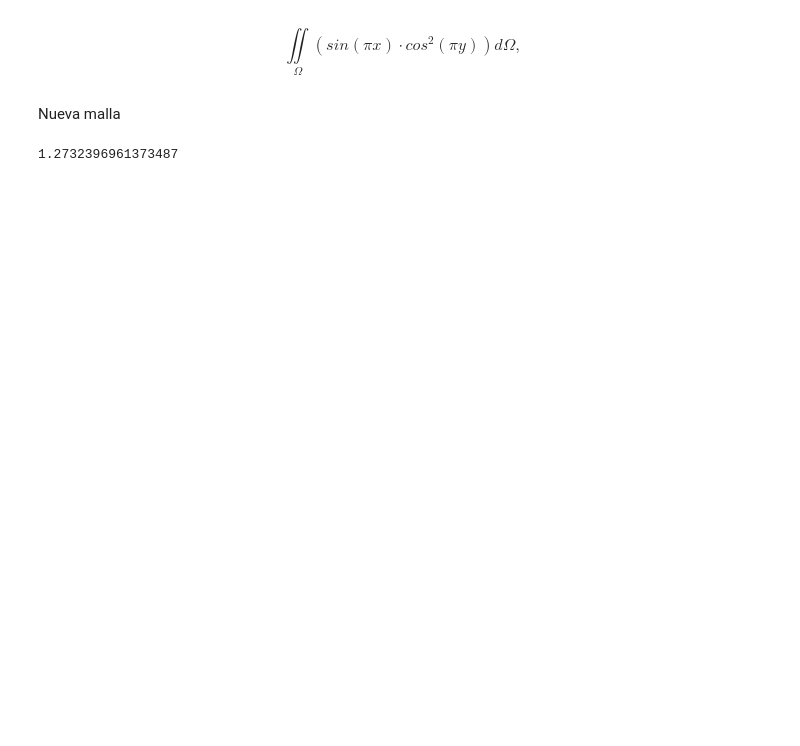
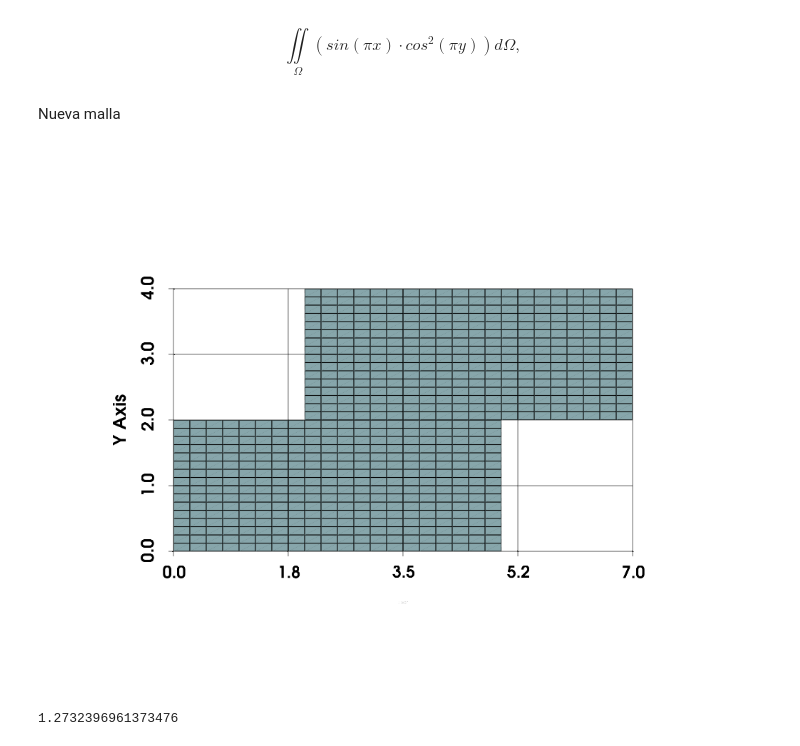
Before and after one commit to JulianSoZa/MiniProjects_NumericMethods, a Jupyter notebook: MiniProject1_GP1/exercise4deVerdad.ipynb, the cells around one changed output. Saved outputs shown, nothing was run; the diff lists cells and outputs as text; code cells hidden in the pictures; blank space fills up the shorter version.

```diff
--- a/MiniProject1_GP1/exercise4deVerdad.ipynb
+++ b/MiniProject1_GP1/exercise4deVerdad.ipynb
@@ -75,6 +75,7 @@ fun = lambda x, y: np.sin(np.pi*x)*np.cos(np.pi*y)**2
 integral = 0
 
 n = 20
+z = 16
 
 nx = 3
 ny = 3
@@ -84,30 +85,47 @@ rs = []
 
 for m in range(len(rectangles)):
     xs = np.linspace(points[rectangles[m][0]][0], points[rectangles[m][1]][0], n+1)
-    ys = np.linspace(points[rectangles[m][0]][1], points[rectangles[m][2]][1], n+1)
-    for i in range(n+1):
-        for j in range(n+1):
-            ps.append([xs[j], ys[i]])
+    ys = np.linspace(points[rectangles[m][0]][1], points[rectangles[m][2]][1], z+1)
+    for j in range(z+1):
+        for i in range(n+1):
+            ps.append([xs[i], ys[j]])
 
-            if (i == n)|(j == n):
+            if (j == z)|(i == n):
                 pass
             else:
-                n1 = (j*n + j + i) + m*(n+1)**2
+                n1 = (j*n + j + i) + m*(n+1)*(z+1)
                 n2 = n1 + 1
                 n3 = n2+n+1
                 n4 = n3-1
                 rs.append([n1, n2, n3, n4])
-
-for i in range(len(rs)):
-    p0 = ps[rs[i][0]]
-    p1 = ps[rs[i][1]]
-    p2 = ps[rs[i][2]]
-    p3 = ps[rs[i][3]]
-
-    integral_num = gaussian_integration_2D(p0, p1, p2, p3, fun, nx, ny)
-
-    integral += integral_num
-
-print(integral)
-# %% [output]
-1.2732396961373487
+# %%
+import pyvista as pv
+import meshio
+
+cells = [("quad", rs)]
+points = ps
+mesh = meshio.Mesh(points, cells)
+
+mesh_pv = pv.wrap(mesh)
+
+pl = pv.Plotter()
+pl.add_mesh(mesh_pv, show_edges=True)
+pl.view_xy()
+pl.show_grid()
+pl.show(jupyter_backend='pythreejs')
+# %% [output]
+[figure, added]
+# %%
+for i in range(len(rs)):
+    p0 = ps[rs[i][0]]
+    p1 = ps[rs[i][1]]
+    p2 = ps[rs[i][2]]
+    p3 = ps[rs[i][3]]
+
+    integral_num = gaussian_integration_2D(p0, p1, p2, p3, fun, nx, ny)
+
+    integral += integral_num
+
+print(integral)
+# %% [output]
+1.2732396961373476
```
